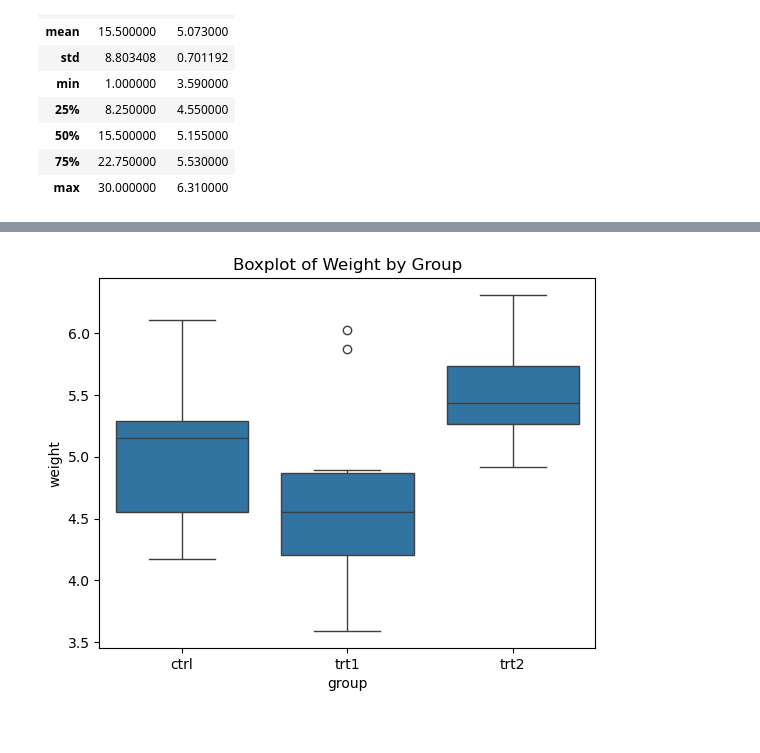
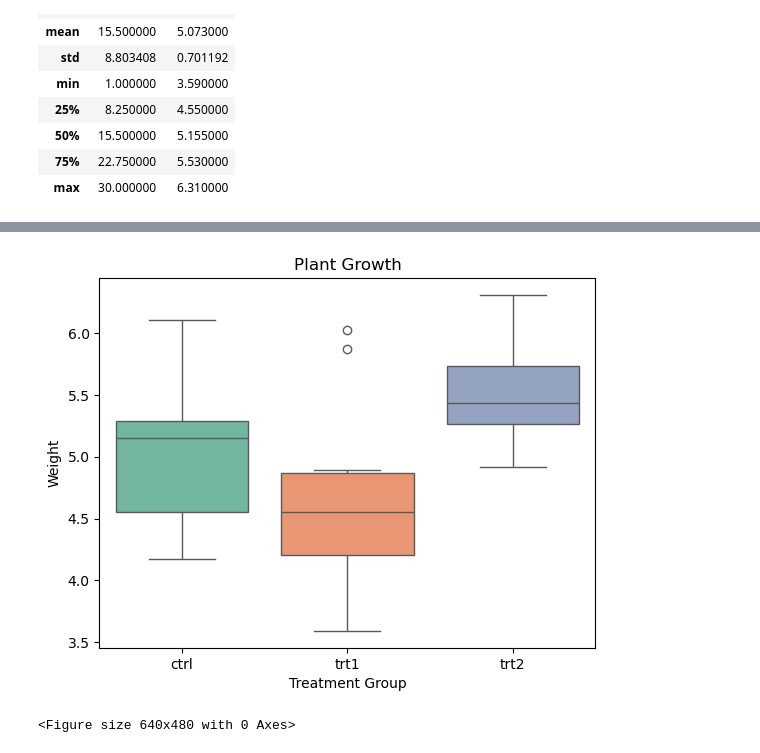
Before and after one commit to PCM11/applied-statistics, a Jupyter notebook: project.ipynb, the cells around one changed output, grey strips where cells are left out. Saved outputs shown, nothing was run; the diff lists cells and outputs as text; code cells hidden in the pictures.

```diff
--- a/project.ipynb
+++ b/project.ipynb
@@ -63,7 +188,12 @@ df.describe()
 # %%
-#Visualize the data distribution by group
-sns.boxplot(x='group', y='weight', data=df)
-plt.title('Boxplot of Weight by Group')
+# Boxplot to visualize group differences
+
+sns.boxplot(x="group", y="weight", data=df, hue="group",palette="Set2")
+plt.title("Plant Growth")
+plt.xlabel("Treatment Group")
+plt.ylabel("Weight")
 plt.show()
+plt.savefig('img/weight_pergroup')
 # %% [output]
-[figure, old version]
+[figure, new version]
+<Figure size 640x480 with 0 Axes>
```
Also changed, not shown: parts of 25 cells of this notebook, 4 other files.
